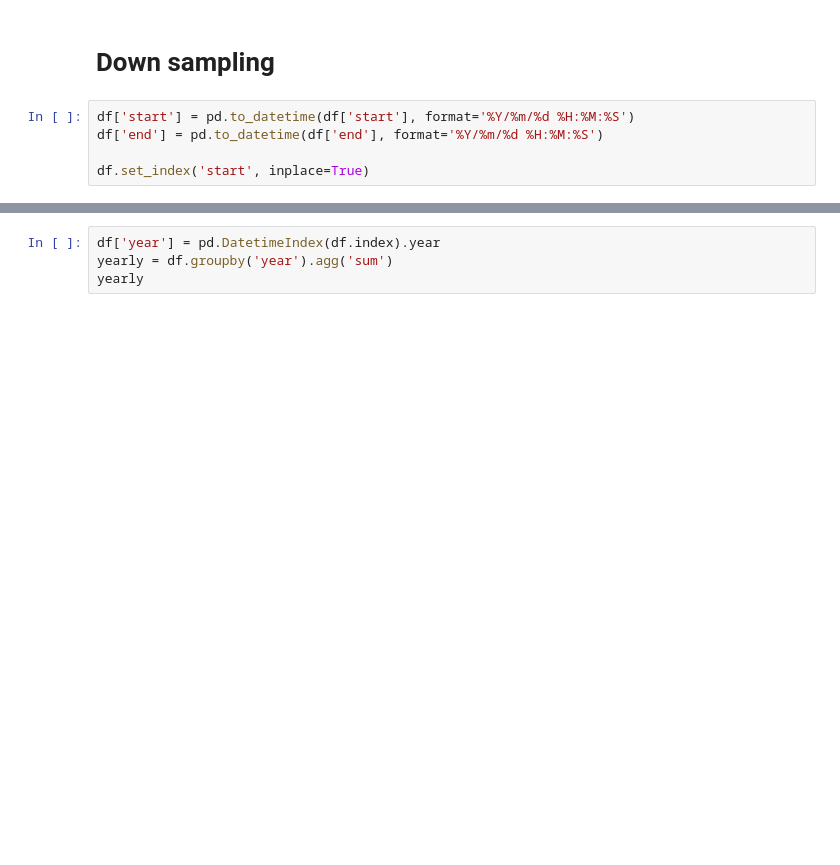
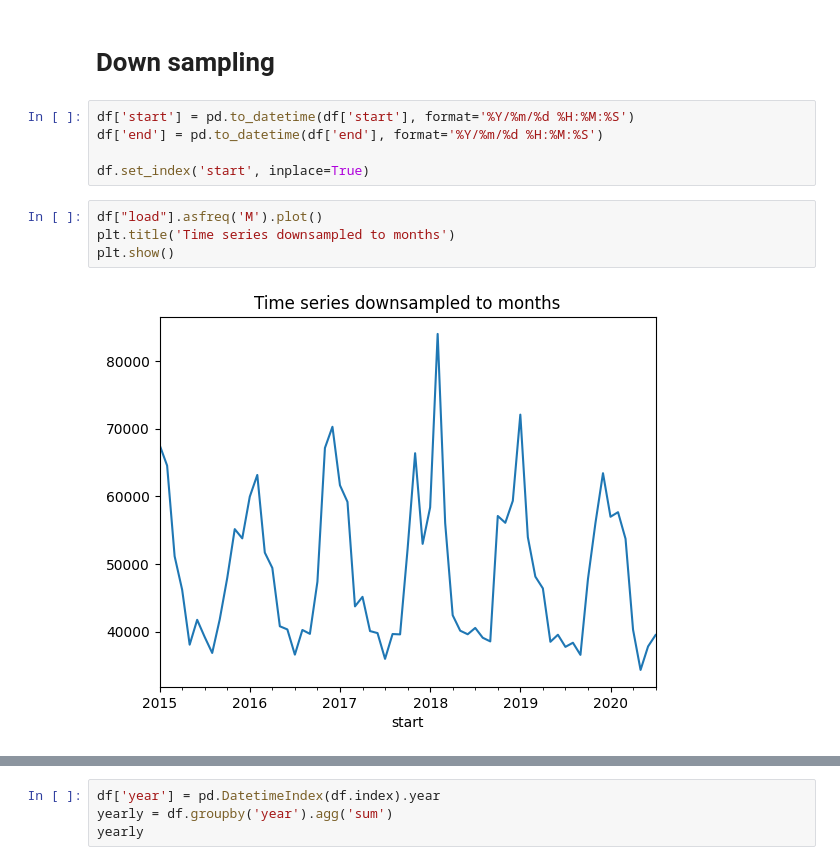
Before and after one commit to RPegoud/TimeSeries, a Jupyter notebook: TimeSeries.ipynb, the cells around one changed output, grey strips where cells are left out. Cells and saved outputs as stored; diff of their text form; blank space fills up the shorter version.

```diff
--- a/TimeSeries.ipynb
+++ b/TimeSeries.ipynb
@@ -39,6 +39,12 @@ df['start'] = pd.to_datetime(df['start'], format='%Y/%m/%d %H:%M:%S')
 df['end'] = pd.to_datetime(df['end'], format='%Y/%m/%d %H:%M:%S')
 
 df.set_index('start', inplace=True)
+# %%
+df["load"].asfreq('M').plot()
+plt.title('Time series downsampled to months')
+plt.show()
+# %% [output]
+[figure, added]
 # %%
 df["load"].asfreq('Y').plot()
 plt.title('Time series downsampled to years')
```
Also changed, not shown: parts of 7 cells of this notebook, 3 other files.
